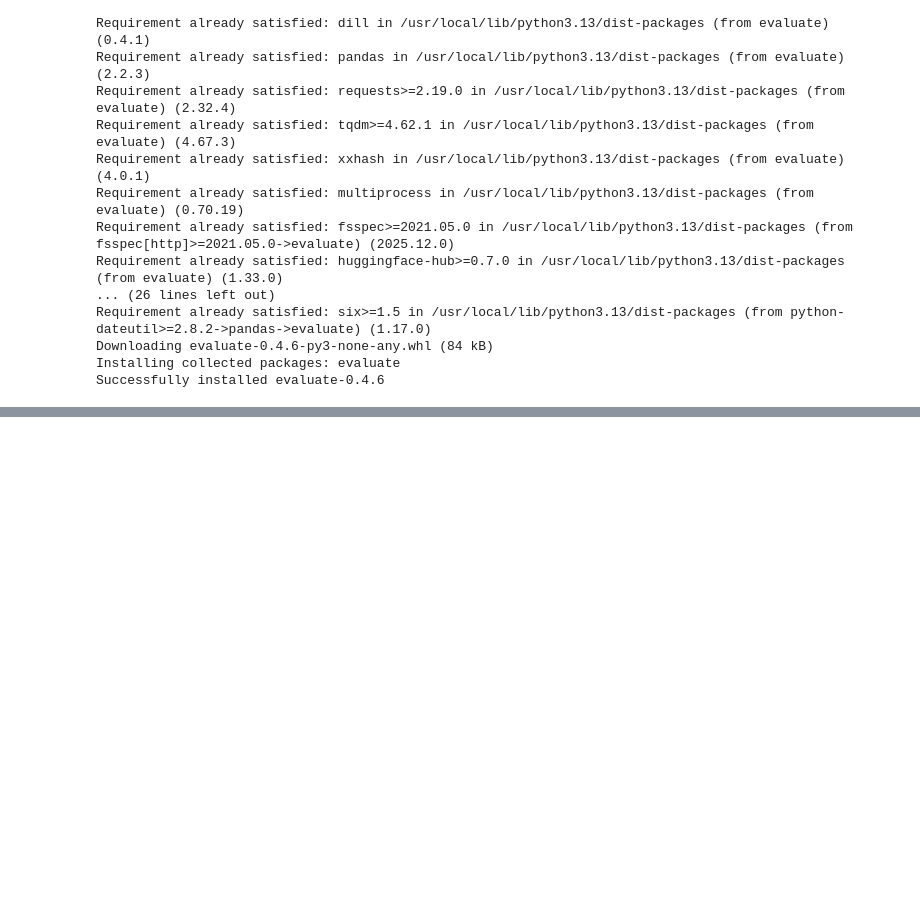
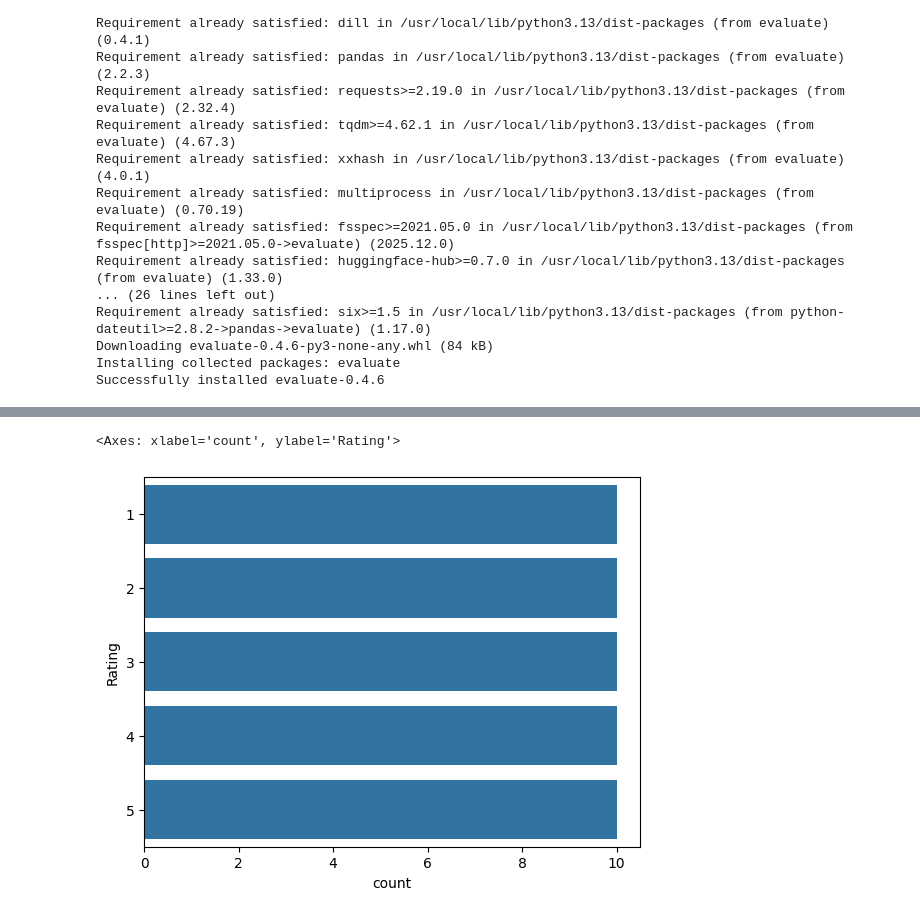
Before and after one commit to wanderer878/jupyter, a Jupyter notebook: Text_classification_XLnet_practice.ipynb, the cells around one changed output, grey strips where cells are left out. Cells and saved outputs as stored; diff of their text form; code cells hidden in the pictures; blank space fills up the shorter version.

```diff
--- a/Text_classification_XLnet_practice.ipynb
+++ b/Text_classification_XLnet_practice.ipynb
@@ -73,0 +132,7 @@ sns.countplot(data, y= data["rating"], orient= "h")
+# %%
+from numpy.random import RandomState
+min_size = data_train["Rating"].value_counts().min()
+
+balanced_data_train = data_train.groupby("Rating").sample(n = min_size, random_state = 42).reset_index(drop = True)
+
+balanced_data_train.head()
@@ -73,0 +151,5 @@ sns.countplot(data, y= data["rating"], orient= "h")
+# %%
+sns.countplot(balanced_data_train, y = balanced_data_train['Rating'], orient = "h")
+# %% [output]
+<Axes: xlabel='count', ylabel='Rating'>
+[figure, added]
```
Also changed, not shown: parts of 15 cells of this notebook.
